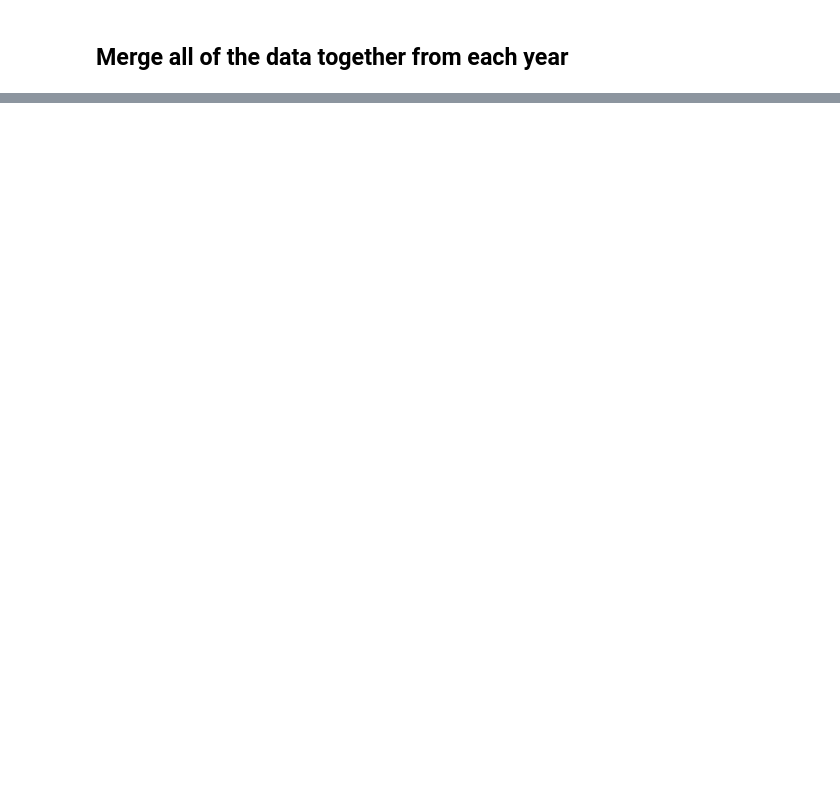
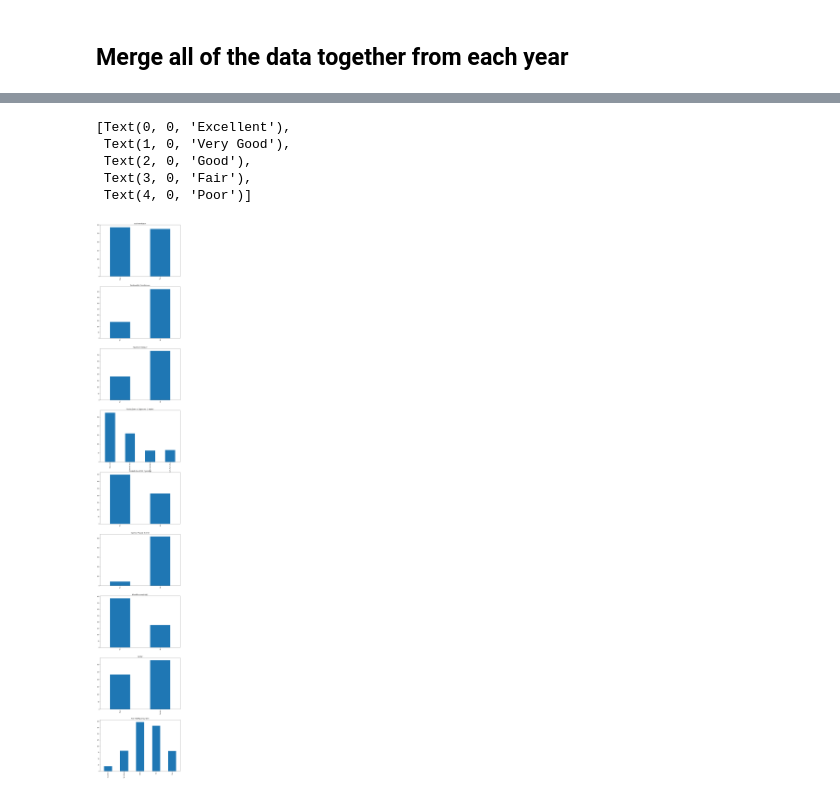
Before and after one commit to christopherdoan/cs590final, a Jupyter notebook: Data Merging.ipynb, the cells around one changed output, grey strips where cells are left out. Cells and saved outputs as stored; diff of their text form; code cells hidden in the pictures; blank space fills up the shorter version.

```diff
--- a/Data Merging.ipynb
+++ b/Data Merging.ipynb
@@ -278,0 +293,51 @@ print(total_merge.shape)
+# %%
+cat_fig, cat_ax = plt.subplots(9, 1, figsize =(12,84))
+
+total_merge['angina'].value_counts().plot(kind='bar', ax =cat_ax[0])
+cat_ax[0].set_title('Angina Indicator')
+
+total_merge['OHQ850'].value_counts().sort_index().plot(kind='bar', ax =cat_ax[1])
+cat_ax[1].set_title('Treatment for Gum Disease')
+cat_ax[1].set_xticklabels(['Yes', 'No'])
+
+total_merge['OHQ835'].value_counts().sort_index().plot(kind='bar', ax =cat_ax[2])
+cat_ax[2].set_title('Have Gum Disease?')
+cat_ax[2].set_xticklabels(['Yes', 'No'])
+
+total_merge['DPQ020'].value_counts().sort_index().plot(kind='bar', ax =cat_ax[3])
+cat_ax[3].set_title('Feeling Down or Depressed (2 weeks)')
+cat_ax[3].set_xticklabels(['Not at all', 'Several Days', 'More than Half of the Days', 'Nearly Every Day'])
+
+total_merge['SMQ020'].value_counts().sort_index().plot(kind='bar', ax =cat_ax[4])
+cat_ax[4].set_title('Smoked atleast 100 Cigarettes')
+cat_ax[4].set_xticklabels(['Yes', 'No'])
+
+total_merge['PAQ650'].value_counts().sort_index().plot(kind='bar', ax =cat_ax[5])
+cat_ax[5].set_title('Vigorous Physical Activity')
+cat_ax[5].set_xticklabels(['Yes', 'No'])
+
+total_merge['BPQ020'].value_counts().sort_index().plot(kind='bar', ax =cat_ax[6])
+cat_ax[6].set_title('Blood Pressure (High)')
+cat_ax[6].set_xticklabels(['Yes', 'No'])
+
+total_merge['RIAGENDR'].value_counts().sort_index().plot(kind='bar', ax =cat_ax[7])
+cat_ax[7].set_title('Gender')
+cat_ax[7].set_xticklabels(['Male', 'Female'])
+
+total_merge['DBQ700'].value_counts().sort_index().plot(kind='bar', ax =cat_ax[8])
+cat_ax[8].set_title('How Healthy Is Your Diet')
+cat_ax[8].set_xticklabels(['Excellent', 'Very Good', 'Good', 'Fair', 'Poor'])
+
+# total_merge
+
+
+
+# cat_ax[0].bar(total_merge['OHQ850'].value_counts())
+# cat_ax[1].bar(total_merge['OHQ835'].value_counts())
+# %% [output]
+[Text(0, 0, 'Excellent'),
+ Text(1, 0, 'Very Good'),
+ Text(2, 0, 'Good'),
+ Text(3, 0, 'Fair'),
+ Text(4, 0, 'Poor')]
+[figure, added]
```
Also changed, not shown: parts of 16 cells of this notebook, 2 other files.
